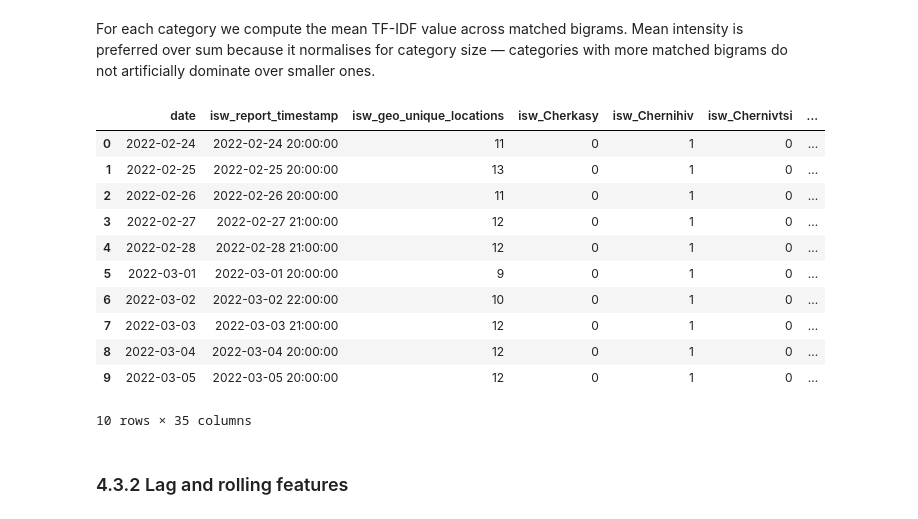
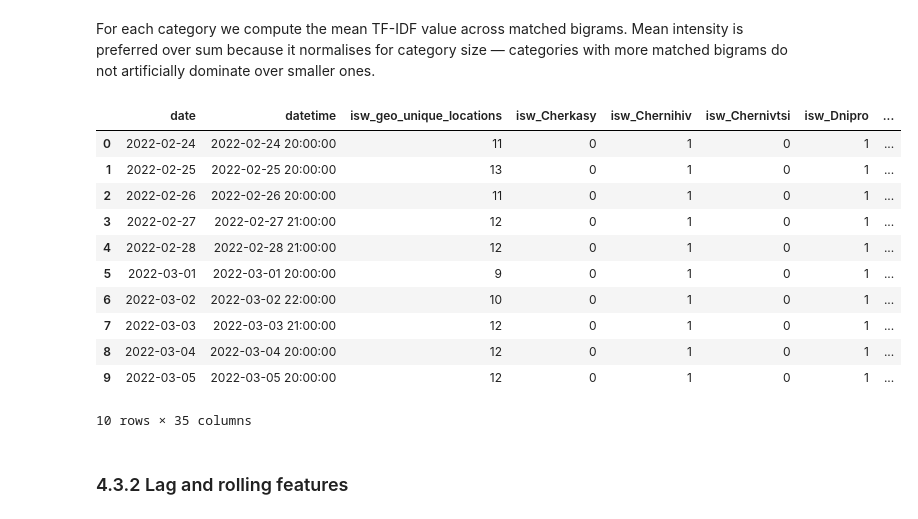
Before and after one commit to o-gumenna/war-events-predicting, a Jupyter notebook: notebooks/isw_eda.ipynb, the cells around one changed output. Saved outputs shown, nothing was run; the diff lists cells and outputs as text; code cells hidden in the pictures.

```diff
--- a/notebooks/isw_eda.ipynb
+++ b/notebooks/isw_eda.ipynb
@@ -63,7 +63,7 @@ drive.mount("/content/drive", force_remount=True)
 # %% [output]
 Mounted at /content/drive
 # %%
-csv_file = '/content/PATH_TO_FILE/isw_reports.csv'
+csv_file = '/content/drive/MyDrive/data/isw/isw_reports.csv'
 df = pd.read_csv(csv_file)
 # %% [markdown]
 # 2. Data overview
@@ -1322,6 +1323,9 @@ This line chart tracks the average number of unique locations per report over ti
 # %%
 df_cleaned['date'] = pd.to_datetime(df_cleaned['date'])
 df_cleaned['year_month'] = df_cleaned['date'].dt.to_period('M')
+
+ukraine_locations = {**weather_cities_regex, **other_locations_regex}
+
 
 def count_all_occurrences(text):
     text = str(text).lower()
@@ -1404,41 +1408,41 @@ categories with more matched bigrams do not artificially dominate over smaller o
 # %%
 isw_features_df = pd.DataFrame()
 isw_features_df['date'] = df_cleaned.reset_index()['date']
-isw_features_df['isw_report_timestamp'] = df_cleaned.reset_index()['report_timestamp']
+isw_features_df['datetime'] = df_cleaned.reset_index()['report_timestamp']
 
 # city mentioned score
 isw_features_df['isw_geo_unique_locations'] = df_cleaned['cleaned_text'].apply(count_unique_locations).values
 
 # bool type city columns
 for city in weather_cities_regex.keys():
     col_name = f'isw_{city}'
     isw_features_df[col_name] = df_cleaned[col_name].values
 
 # TF-IDF category features
 exclude_categories = {'air_defense_context', 'massive_strike_context'}
 
 for category, df_cat in category_tables.items():
     if category in exclude_categories:
         continue
 
     target_bigrams = [b for b in df_cat['bigram'].tolist() if b != '']
     existing_cols = [b for b in target_bigrams if b in df_tfidf.columns]
 
     isw_features_df[f'threat_{category}'] = df_tfidf[existing_cols].mean(axis=1).values
 
 display(isw_features_df.head(10))
 # %% [output]
-|  | date | isw_report_timestamp | isw_geo_unique_locations | isw_Cherkasy | isw_Chernihiv | isw_Chernivtsi | ... |
-| 0 | 2022-02-24 | 2022-02-24 20:00:00 | 11 | 0 | 1 | 0 | ... |
-| 1 | 2022-02-25 | 2022-02-25 20:00:00 | 13 | 0 | 1 | 0 | ... |
-| 2 | 2022-02-26 | 2022-02-26 20:00:00 | 11 | 0 | 1 | 0 | ... |
-| 3 | 2022-02-27 | 2022-02-27 21:00:00 | 12 | 0 | 1 | 0 | ... |
-| 4 | 2022-02-28 | 2022-02-28 21:00:00 | 12 | 0 | 1 | 0 | ... |
-| 5 | 2022-03-01 | 2022-03-01 20:00:00 | 9 | 0 | 1 | 0 | ... |
-| 6 | 2022-03-02 | 2022-03-02 22:00:00 | 10 | 0 | 1 | 0 | ... |
-| 7 | 2022-03-03 | 2022-03-03 21:00:00 | 12 | 0 | 1 | 0 | ... |
-| 8 | 2022-03-04 | 2022-03-04 20:00:00 | 12 | 0 | 1 | 0 | ... |
-| 9 | 2022-03-05 | 2022-03-05 20:00:00 | 12 | 0 | 1 | 0 | ... |
+|  | date | datetime | isw_geo_unique_locations | isw_Cherkasy | isw_Chernihiv | isw_Chernivtsi | isw_Dnipro | ... |
+| 0 | 2022-02-24 | 2022-02-24 20:00:00 | 11 | 0 | 1 | 0 | 1 | ... |
+| 1 | 2022-02-25 | 2022-02-25 20:00:00 | 13 | 0 | 1 | 0 | 1 | ... |
+| 2 | 2022-02-26 | 2022-02-26 20:00:00 | 11 | 0 | 1 | 0 | 1 | ... |
+| 3 | 2022-02-27 | 2022-02-27 21:00:00 | 12 | 0 | 1 | 0 | 1 | ... |
+| 4 | 2022-02-28 | 2022-02-28 21:00:00 | 12 | 0 | 1 | 0 | 1 | ... |
+| 5 | 2022-03-01 | 2022-03-01 20:00:00 | 9 | 0 | 1 | 0 | 1 | ... |
+| 6 | 2022-03-02 | 2022-03-02 22:00:00 | 10 | 0 | 1 | 0 | 1 | ... |
+| 7 | 2022-03-03 | 2022-03-03 21:00:00 | 12 | 0 | 1 | 0 | 1 | ... |
+| 8 | 2022-03-04 | 2022-03-04 20:00:00 | 12 | 0 | 1 | 0 | 1 | ... |
+| 9 | 2022-03-05 | 2022-03-05 20:00:00 | 12 | 0 | 1 | 0 | 1 | ... |
 10 rows × 35 columns
 # %% [markdown]
 ### 4.3.2 Lag and rolling features
```
Also changed, not shown: parts of 30 cells of this notebook, 1 other file.
